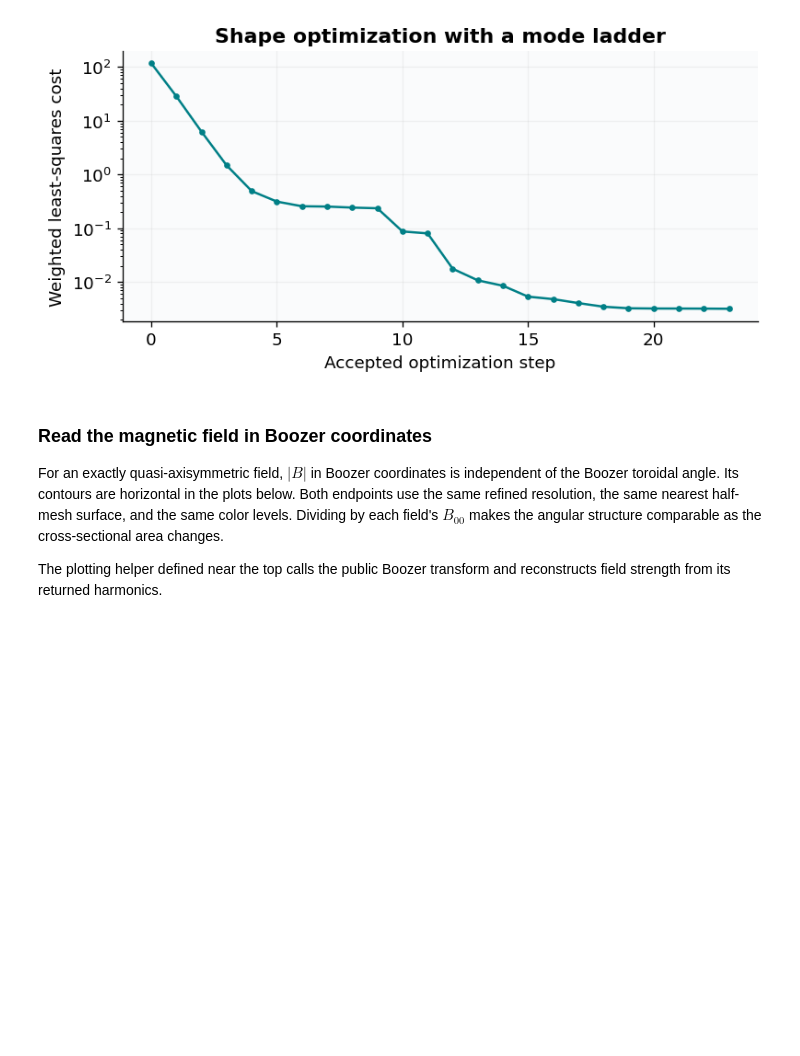
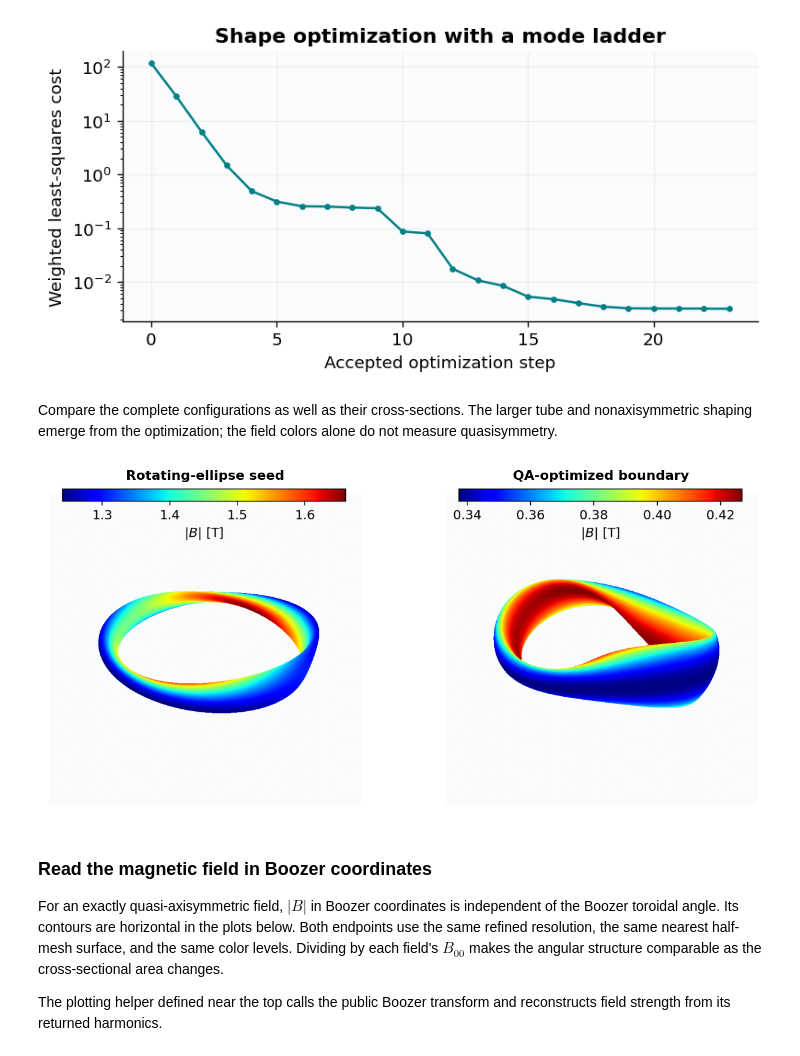
Before and after one commit to uwplasma/vmex, a Jupyter notebook: examples/machine_learning/stellarator_optimization.ipynb, the cells around one changed output. Drawn from its saved outputs; the diff is of its cells as text; code cells hidden in the pictures; blank space fills up the shorter version.

```diff
--- a/examples/machine_learning/stellarator_optimization.ipynb
+++ b/examples/machine_learning/stellarator_optimization.ipynb
@@ -597,6 +653,12 @@ show_figure(fig)
 # %% [output]
 [figure]
 [figure]
+# %% [markdown]
+Compare the complete configurations as well as their cross-sections. The larger tube and nonaxisymmetric shaping emerge from the optimization; the field colors alone do not measure quasisymmetry.
+# %%
+show_3d_pair(qa_verified, ["Rotating-ellipse seed", "QA-optimized boundary"], "qa_3d")
+# %% [output]
+[figure, added]
 # %% [markdown]
 ### Read the magnetic field in Boozer coordinates
 
```
Also changed, not shown: parts of 37 cells of this notebook, 1 other file.
